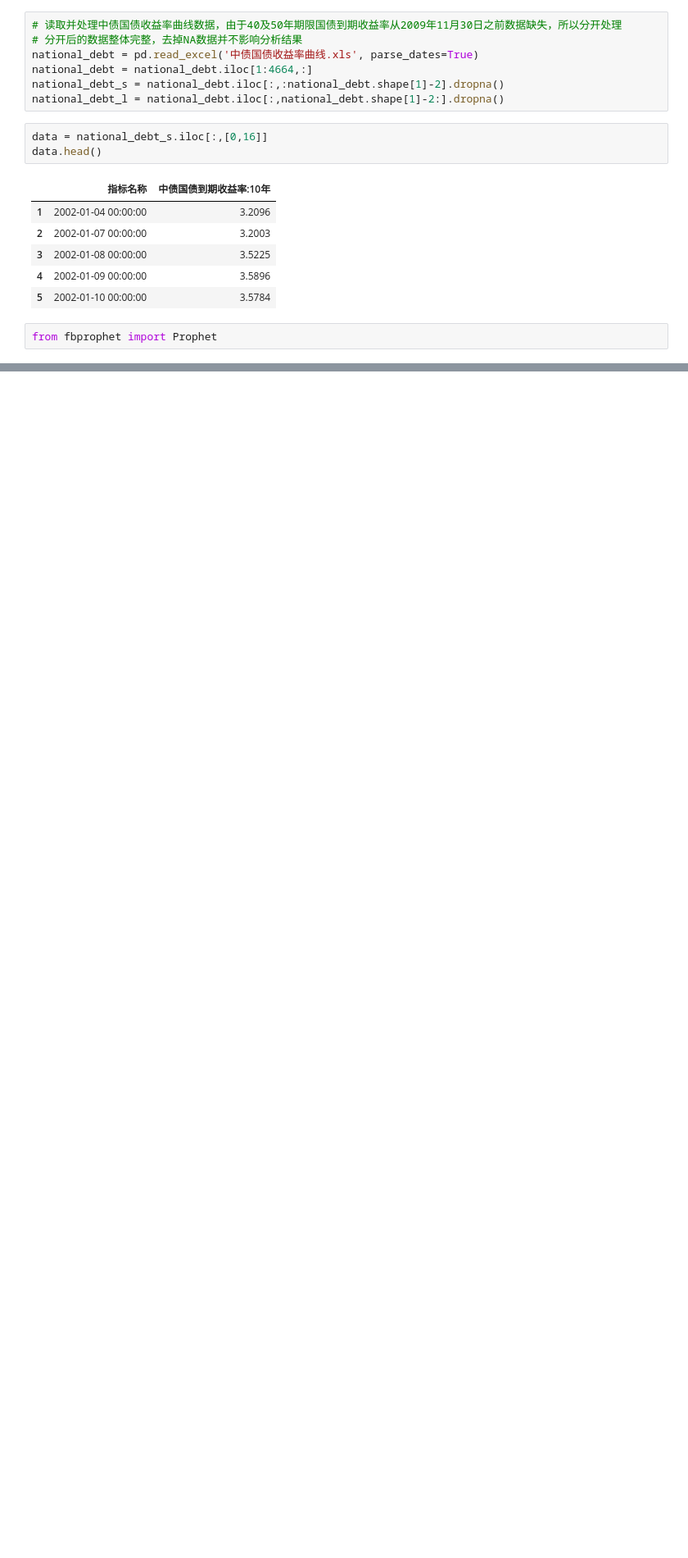
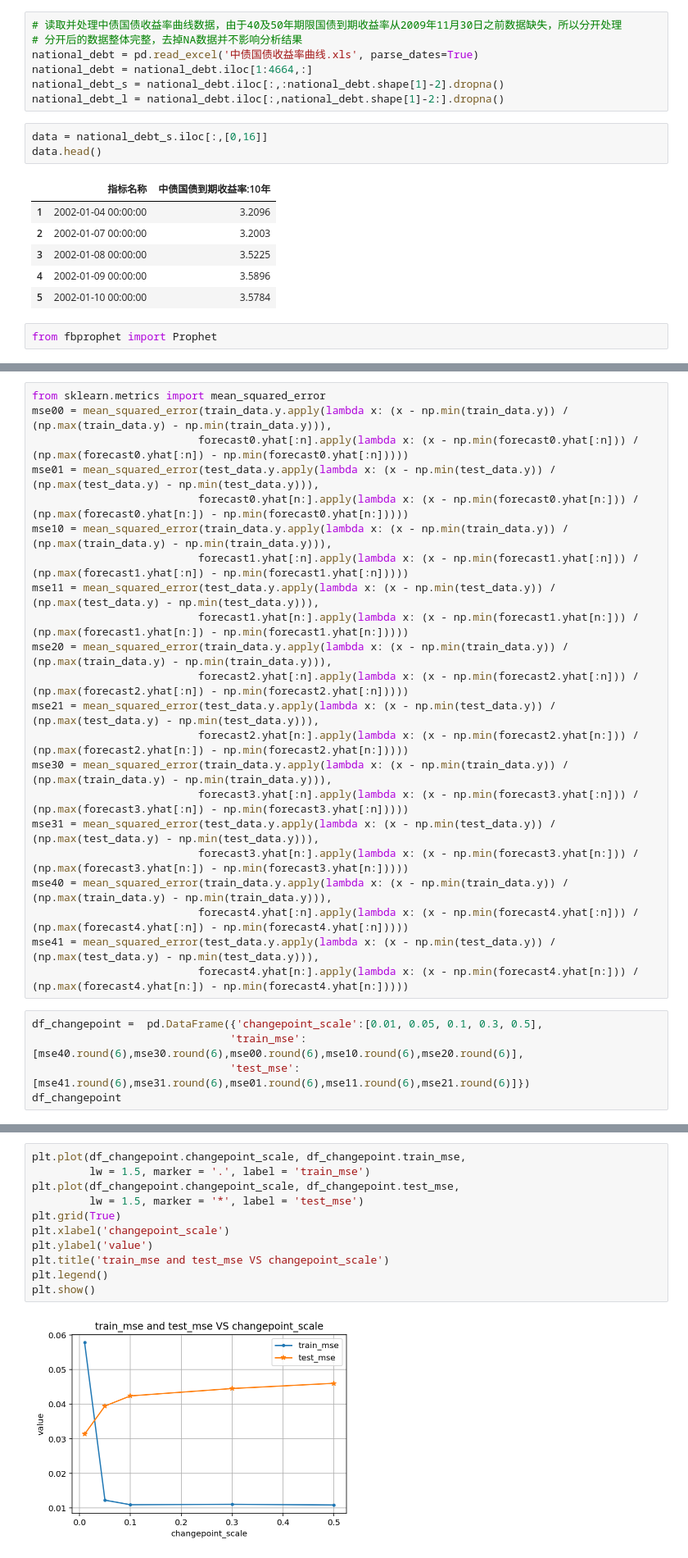
Before and after one commit to wl2748/5242_project, a Jupyter notebook: data_fbprophet.ipynb, the cells around one changed output, grey strips where cells are left out. Shown at 82% size. Cells and saved outputs as stored; diff of their text form; blank space fills up the shorter version.

```diff
--- a/data_fbprophet.ipynb
+++ b/data_fbprophet.ipynb
@@ -122,0 +91,27 @@ mse
+# %%
+from sklearn.metrics import mean_squared_error
+mse00 = mean_squared_error(train_data.y.apply(lambda x: (x - np.min(train_data.y)) / (np.max(train_data.y) - np.min(train_data.y))),
+                          forecast0.yhat[:n].apply(lambda x: (x - np.min(forecast0.yhat[:n])) / (np.max(forecast0.yhat[:n]) - np.min(forecast0.yhat[:n]))))
+mse01 = mean_squared_error(test_data.y.apply(lambda x: (x - np.min(test_data.y)) / (np.max(test_data.y) - np.min(test_data.y))),
+                          forecast0.yhat[n:].apply(lambda x: (x - np.min(forecast0.yhat[n:])) / (np.max(forecast0.yhat[n:]) - np.min(forecast0.yhat[n:]))))
+mse10 = mean_squared_error(train_data.y.apply(lambda x: (x - np.min(train_data.y)) / (np.max(train_data.y) - np.min(train_data.y))),
+                          forecast1.yhat[:n].apply(lambda x: (x - np.min(forecast1.yhat[:n])) / (np.max(forecast1.yhat[:n]) - np.min(forecast1.yhat[:n]))))
+mse11 = mean_squared_error(test_data.y.apply(lambda x: (x - np.min(test_data.y)) / (np.max(test_data.y) - np.min(test_data.y))),
+                          forecast1.yhat[n:].apply(lambda x: (x - np.min(forecast1.yhat[n:])) / (np.max(forecast1.yhat[n:]) - np.min(forecast1.yhat[n:]))))
+mse20 = mean_squared_error(train_data.y.apply(lambda x: (x - np.min(train_data.y)) / (np.max(train_data.y) - np.min(train_data.y))),
+                          forecast2.yhat[:n].apply(lambda x: (x - np.min(forecast2.yhat[:n])) / (np.max(forecast2.yhat[:n]) - np.min(forecast2.yhat[:n]))))
+mse21 = mean_squared_error(test_data.y.apply(lambda x: (x - np.min(test_data.y)) / (np.max(test_data.y) - np.min(test_data.y))),
+                          forecast2.yhat[n:].apply(lambda x: (x - np.min(forecast2.yhat[n:])) / (np.max(forecast2.yhat[n:]) - np.min(forecast2.yhat[n:]))))
+mse30 = mean_squared_error(train_data.y.apply(lambda x: (x - np.min(train_data.y)) / (np.max(train_data.y) - np.min(train_data.y))),
+                          forecast3.yhat[:n].apply(lambda x: (x - np.min(forecast3.yhat[:n])) / (np.max(forecast3.yhat[:n]) - np.min(forecast3.yhat[:n]))))
+mse31 = mean_squared_error(test_data.y.apply(lambda x: (x - np.min(test_data.y)) / (np.max(test_data.y) - np.min(test_data.y))),
+                          forecast3.yhat[n:].apply(lambda x: (x - np.min(forecast3.yhat[n:])) / (np.max(forecast3.yhat[n:]) - np.min(forecast3.yhat[n:]))))
+mse40 = mean_squared_error(train_data.y.apply(lambda x: (x - np.min(train_data.y)) / (np.max(train_data.y) - np.min(train_data.y))),
+                          forecast4.yhat[:n].apply(lambda x: (x - np.min(forecast4.yhat[:n])) / (np.max(forecast4.yhat[:n]) - np.min(forecast4.yhat[:n]))))
+mse41 = mean_squared_error(test_data.y.apply(lambda x: (x - np.min(test_data.y)) / (np.max(test_data.y) - np.min(test_data.y))),
+                          forecast4.yhat[n:].apply(lambda x: (x - np.min(forecast4.yhat[n:])) / (np.max(forecast4.yhat[n:]) - np.min(forecast4.yhat[n:]))))
+# %%
+df_changepoint =  pd.DataFrame({'changepoint_scale':[0.01, 0.05, 0.1, 0.3, 0.5],
+                               'train_mse':[mse40.round(6),mse30.round(6),mse00.round(6),mse10.round(6),mse20.round(6)],
+                               'test_mse':[mse41.round(6),mse31.round(6),mse01.round(6),mse11.round(6),mse21.round(6)]})
+df_changepoint
@@ -122,0 +125,13 @@ mse
+# %%
+plt.plot(df_changepoint.changepoint_scale, df_changepoint.train_mse,
+         lw = 1.5, marker = '.', label = 'train_mse')
+plt.plot(df_changepoint.changepoint_scale, df_changepoint.test_mse,
+         lw = 1.5, marker = '*', label = 'test_mse')
+plt.grid(True)
+plt.xlabel('changepoint_scale')
+plt.ylabel('value')
+plt.title('train_mse and test_mse VS changepoint_scale')
+plt.legend()
+plt.show()
+# %% [output]
+[figure, added]
```
Also changed, not shown: parts of 37 cells of this notebook.
